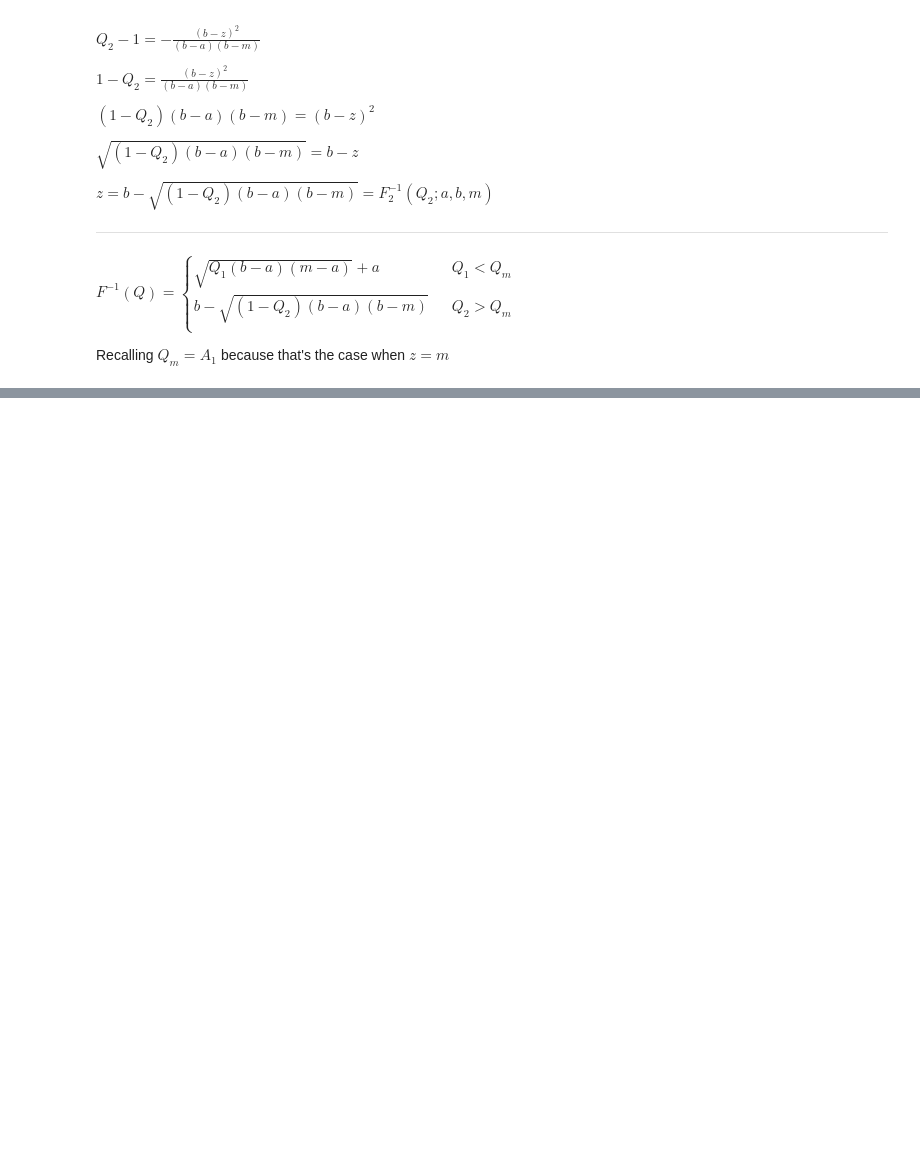
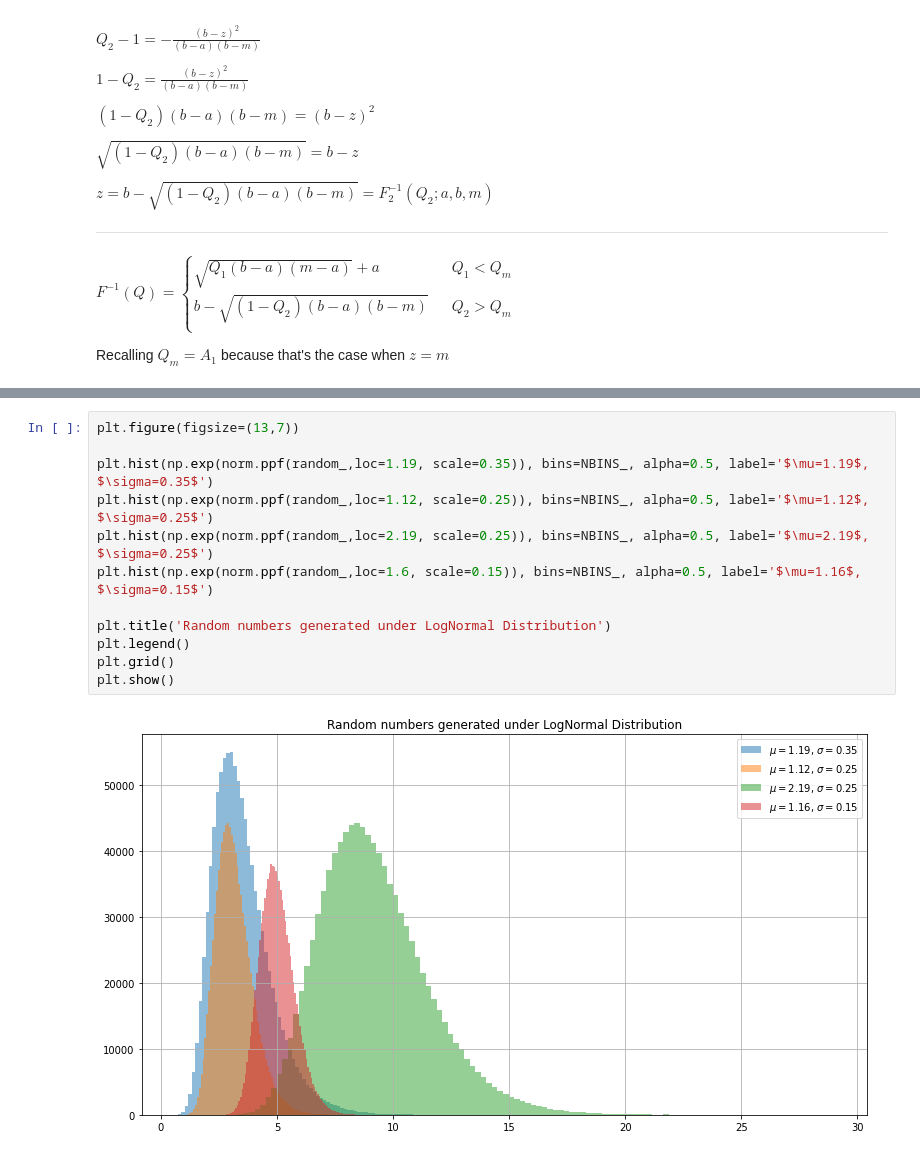
Before and after one commit to craquinterogo/quantitative_finance, a Jupyter notebook: Simulation/Monte_Carlo/ProbabilityDistRandomNumbersGenerator.ipynb, the cells around one changed output, grey strips where cells are left out. Drawn from its saved outputs; the diff is of its cells as text; blank space fills up the shorter version.

```diff
--- a/Simulation/Monte_Carlo/ProbabilityDistRandomNumbersGenerator.ipynb
+++ b/Simulation/Monte_Carlo/ProbabilityDistRandomNumbersGenerator.ipynb
@@ -306,0 +327,14 @@ plt.show()
+# %%
+plt.figure(figsize=(13,7))
+
+plt.hist(np.exp(norm.ppf(random_,loc=1.19, scale=0.35)), bins=NBINS_, alpha=0.5, label='$\mu=1.19$, $\sigma=0.35$')
+plt.hist(np.exp(norm.ppf(random_,loc=1.12, scale=0.25)), bins=NBINS_, alpha=0.5, label='$\mu=1.12$, $\sigma=0.25$')
+plt.hist(np.exp(norm.ppf(random_,loc=2.19, scale=0.25)), bins=NBINS_, alpha=0.5, label='$\mu=2.19$, $\sigma=0.25$')
+plt.hist(np.exp(norm.ppf(random_,loc=1.6, scale=0.15)), bins=NBINS_, alpha=0.5, label='$\mu=1.16$, $\sigma=0.15$')
+
+plt.title('Random numbers generated under LogNormal Distribution')
+plt.legend()
+plt.grid()
+plt.show()
+# %% [output]
+[figure, added]
```
Also changed, not shown: parts of 19 cells of this notebook.
